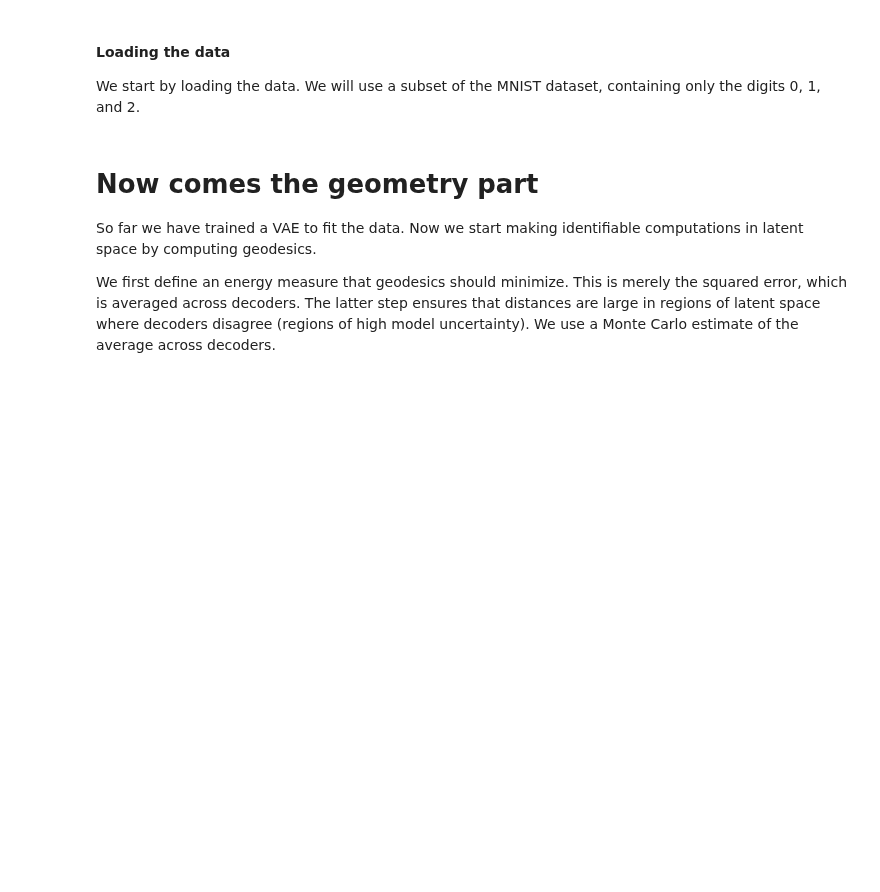
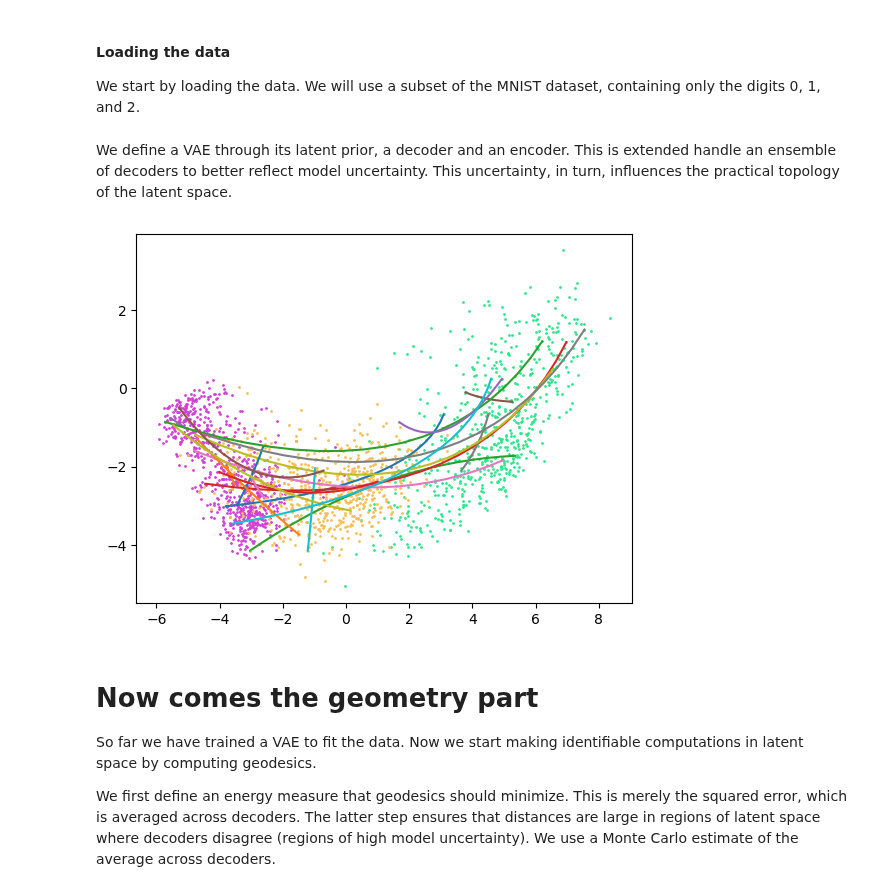
Before and after one commit to fablos/geo_latte, a Jupyter notebook: icra/my_tutorial.ipynb, the cells around one changed output. Saved outputs shown, nothing was run; the diff lists cells and outputs as text; code cells hidden in the pictures; blank space fills up the shorter version.

```diff
--- a/icra/my_tutorial.ipynb
+++ b/icra/my_tutorial.ipynb
@@ -166 +166,50 @@ mnist_train_loader = torch.utils.data.DataLoader(train_data, batch_size=32)
+# %% [markdown]
+We define a VAE through its latent prior, a decoder and an encoder. This is extended handle an ensemble of decoders to better reflect model uncertainty. This uncertainty, in turn, influences the practical topology of the latent space.
+# %%
+z_dim = 2  # latent dimension is two for plotting
+prior = GaussianPrior(z_dim=z_dim)
+# %%
+basic_vae = [VAE(prior, BernoulliDecoder(get_decoder(z_dim)), GaussianEncoder(get_encoder(z_dim)))]
+basic_opt = [torch.optim.Adam(basic_vae[0].parameters(), lr=1e-3)]
+epochs = 10
+device = 'cuda' if torch.cuda.is_available() else 'cpu'
+train(basic_vae, basic_opt, mnist_train_loader, epochs, device)
+# %%
+basic_vae[0].eval()
+
+## Encode training data
+latents, labels = [], []
+with torch.no_grad():
+    for x, y in mnist_train_loader:
+        x = x.to(device)
+        z = basic_vae[0].encoder(x)
+        latents.append(z.mean)
+        labels.append(y)
+    latents = torch.concatenate(latents, dim=0)
+    labels = torch.concatenate(labels, dim=0)
+# %%
+def basic_vae_energy(model, curve):
+    C = curve.points()  # M x (latent_dim)
+    M = C.shape[0]
+    P = model[0].decoder(C).mean.reshape(M, -1)
+    E = (P[1:, :] - P[:-1, :])**2
+    return E.mean()
+
+## Plot training data
+for k in range(num_classes):
+    col = torch.rand(3).numpy()
+    idx = labels == k
+    plt.scatter(latents[idx, 0].cpu(), latents[idx, 1].cpu(), s=1, color=col)
+
+# Plot random geodesics
+dm = DensityMetric(latents, 0.5)
+dm_energy = lambda _model, _curve: _model.curve_energy(_curve.points())
+with tqdm(range(num_curves)) as pbar:
+    for k in pbar:
+        c = Poly2(latents[curve_indices[k, 0]], latents[curve_indices[k, 1]], 20, device=device)
+        connecting_geodesic(dm, c, energy_fun = dm_energy, max_iter = 100)  # initialization
+#        energy = connecting_geodesic(basic_vae, c,energy_fun=basic_vae_energy, max_iter = 10, lr = 0.01)  # smaller learning rate as the energy i stochastic
+        c.plot('-')
+# %% [output]
+[figure, added]
 # %%
```
Also changed, not shown: parts of 9 cells of this notebook, 4 other files.
